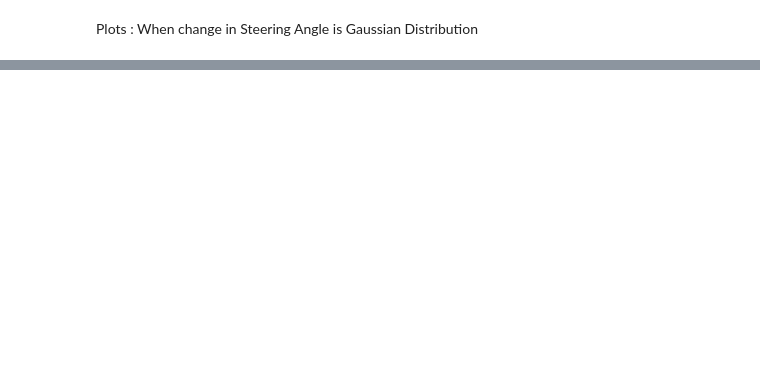
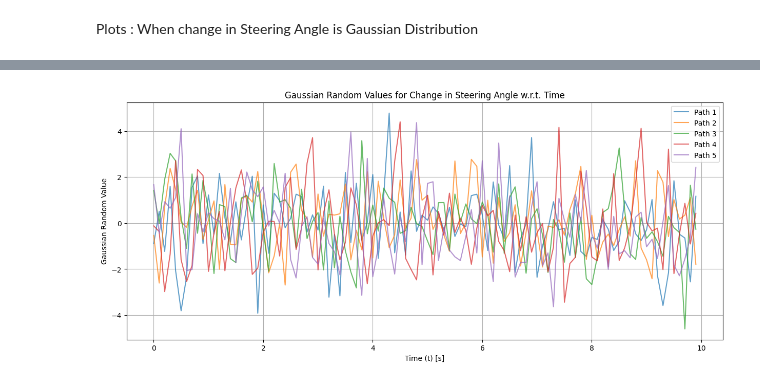
Before and after one commit to Aarya-Gupta/Autonomous-Driving-Systems, a Jupyter notebook: Week_02/Modelling_Steering_Angle.ipynb, the cells around one changed output, grey strips where cells are left out. Saved outputs shown, nothing was run; the diff lists cells and outputs as text; code cells hidden in the pictures; blank space fills up the shorter version.

```diff
--- a/Week_02/Modelling_Steering_Angle.ipynb
+++ b/Week_02/Modelling_Steering_Angle.ipynb
@@ -359,0 +558,89 @@ plt.show()
+# %%
+import random
+import numpy as np
+import pandas as pd
+import matplotlib.pyplot as plt
+
+def kinematic_bicycle_model(x, y, theta, v, delta, a, L, dt):
+    x += v * np.cos(theta) * dt
+    y += v * np.sin(theta) * dt
+    theta += (v / L) * np.tan(delta) * dt
+    v += a * dt
+    return x, y, theta, v, a
+
+def start_trajectory_when_change_is_gaussian_distribution(v_init, theta_init=0.0, a_init=0.0, delta_init=0.0, x_init=0.0, y_init=0.0, mode="complex"):
+    given_delta = delta_init
+    L = 5  # Wheelbase
+    dt = 0.1  # Time step
+    t_end = 10  # 10 seconds
+    t = np.arange(0, t_end, dt)
+
+    x, y, theta, v, a = x_init, y_init, theta_init, v_init, a_init
+    x_traj, y_traj, theta_traj, delta_traj, a_traj, v_traj = [], [], [], [], [], []
+    gaussian_values = []  # Store Gaussian random values
+    x_traj.append(x_init)
+    y_traj.append(y_init)
+    theta_traj.append(theta_init)
+    delta_traj.append(delta_init)
+    v_traj.append(v_init)
+    a_traj.append(a_init)
+
+    for _ in t:
+        x, y, theta, v, a = kinematic_bicycle_model(x, y, theta, v, delta_init, a, L, dt)
+        if mode == "simple":
+            change = random.gauss(0, 0.5)  # mean 0, standard deviation 0.5
+            delta_init += change
+        elif mode == "complex":
+            change = np.pi * random.gauss(0, 0.5)  # mean 0, standard deviation pi*0.5
+            delta_init += change
+
+        gaussian_values.append(change)  # Store the change
+
+        if a != 0.0:
+            a += a * random.uniform(-0.5, 0.5)
+            while a == 0.0:
+                a += a * random.uniform(-0.5, 0.5)
+
+        x_traj.append(x)
+        y_traj.append(y)
+        theta_traj.append(theta)
+        delta_traj.append(delta_init)
+        v_traj.append(v)
+        a_traj.append(a)
+
+    return x_traj, y_traj, theta_traj, delta_traj, a_traj, v_traj, gaussian_values
+
+# Making 5 possible trajectories
+trajectories = []
+for i in range(5):
+    result = start_trajectory_when_change_is_gaussian_distribution(theta_init=0.0, a_init=0.0, delta_init=0.0, v_init=5, mode="complex")
+    trajectories.append(result)
+
+# Extract all Gaussian values
+all_gaussian_values = []
+for _, _, _, _, _, _, gaussian_values in trajectories:
+    all_gaussian_values.extend(gaussian_values)
+
+# Calculate point estimates
+mean_gaussian = np.mean(all_gaussian_values)
+std_gaussian = np.std(all_gaussian_values)
+
+print(f"Mean of Gaussian random variables: {mean_gaussian}")
+print(f"Standard Deviation of Gaussian random variables: {std_gaussian}")
+
+# Time vector
+dt = 0.1  # Time step
+t_end = 10  # 10 seconds
+t = np.arange(0, t_end + dt, dt)
+
+# Plotting Gaussian random values w.r.t. time
+plt.figure(figsize=(15, 6))
+for i, (x_traj, y_traj, theta_traj, delta_traj, a_traj, v_traj, gaussian_values) in enumerate(trajectories):
+    plt.plot(t[:len(gaussian_values)], gaussian_values, label=f"Path {i+1}", alpha=0.7)
+plt.ylabel("Gaussian Random Value")
+plt.xlabel("Time (t) [s]")
+plt.grid(True)
+plt.title("Gaussian Random Values for Change in Steering Angle w.r.t. Time")
+plt.legend()
+plt.show()
+# %% [output]
@@ -359,0 +649 @@ plt.show()
+[figure, added]
```
Also changed, not shown: parts of 10 cells of this notebook, 2 other files.
